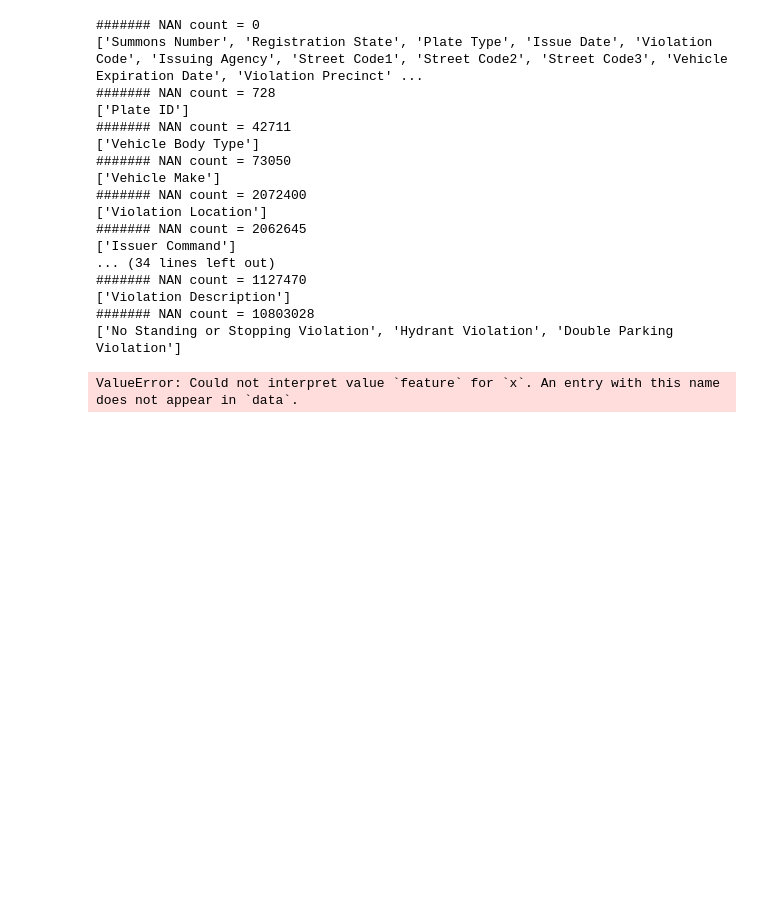
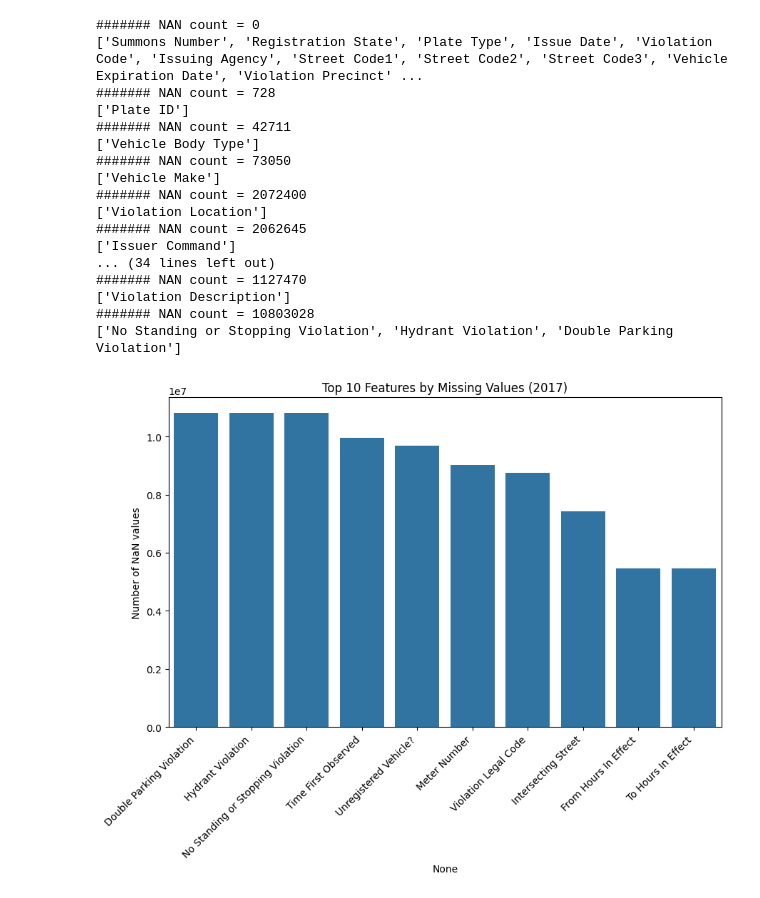
Before and after one commit to Ichsan4Fa/NYC-Parking-Tickets-Analysis, a Jupyter notebook: notebook/nyc-parking-tickets.ipynb, the cells around one changed output. Saved outputs shown, nothing was run; the diff lists cells and outputs as text; code cells hidden in the pictures; blank space fills up the shorter version.

Commit message:
feat: Top 10 NaN
Irrelevant, correlation heatmap ongoing

```diff
--- a/notebook/nyc-parking-tickets.ipynb
+++ b/notebook/nyc-parking-tickets.ipynb
@@ -117,21 +117,17 @@ for k,v in nans_gr.items():
 ['Violation Description']
 ####### NAN count = 10803028
 ['No Standing or Stopping Violation', 'Hydrant Violation', 'Double Parking Violation']
-# %%
-nan_df_2017 = df_2017.isna()
-top_10_NaN = {}
-for col in df_2017.columns:
-    current_nan = nan_df_2017[col].sum()
-    try:
-        top_10_NaN[current_nan].append(col)
-    except:
-        top_10_NaN[current_nan]=[col]
-
-top_10_NaN = dict(sorted(top_10_NaN.items(), key=lambda item: item[1]))
-
-#Bar Chart 10 most NaN features
-sn.barplot(x='feature',y='NaN Counts')
-
-plt.show()
-# %% [output]
-ValueError: Could not interpret value `feature` for `x`. An entry with this name does not appear in `data`.
+# %%
+nan_df_2017 = df_2017.isna()
+
+nan_counts = df_2017.isna().sum().sort_values(ascending=False)
+top10 = nan_counts.head(10)
+
+plt.figure(figsize=(10, 6))
+sn.barplot(x=top10.index, y=top10.values)
+plt.xticks(rotation=45, ha='right')
+plt.ylabel('Number of NaN values')
+plt.title('Top 10 Features by Missing Values (2017)')
+plt.show()
+# %% [output]
+[figure, added]
```
Also changed, not shown: parts of 1 cell of this notebook.
